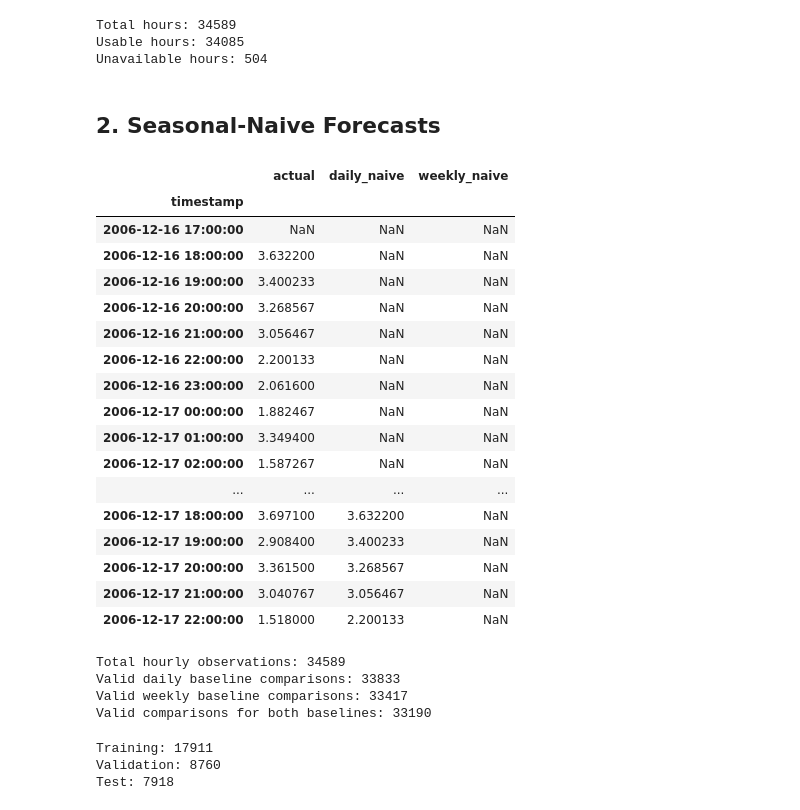
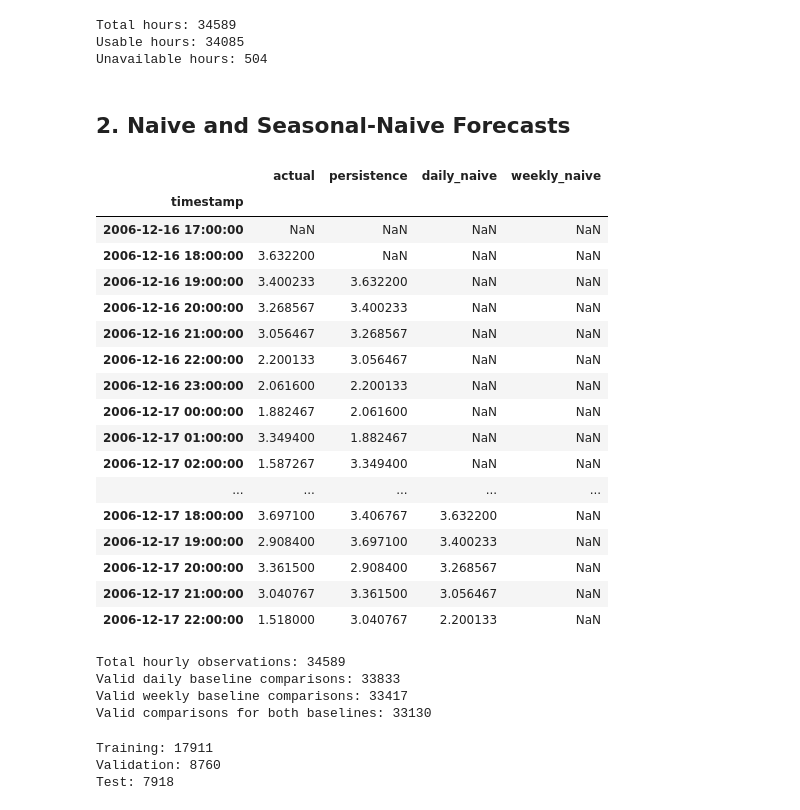
Before and after one commit to akeight/gridpulse, a Jupyter notebook: notebooks/baselines.ipynb, the cells around one changed output. Cells and saved outputs as stored; diff of their text form; code cells hidden in the pictures.

```diff
--- a/notebooks/baselines.ipynb
+++ b/notebooks/baselines.ipynb
@@ -51,34 +51,35 @@ Total hours: 34589
 Usable hours: 34085
 Unavailable hours: 504
 # %% [markdown]
-## 2. Seasonal-Naive Forecasts
+## 2. Naive and Seasonal-Naive Forecasts
 # %%
 baseline_df = pd.DataFrame({
     "actual": power,
+    "persistence": power.shift(1),
     "daily_naive": power.shift(24),
     "weekly_naive": power.shift(168),
 })
 
 baseline_df.head(30)
 # %% [output]
-|  | actual | daily_naive | weekly_naive |
-| timestamp |  |  |  |
-| 2006-12-16 17:00:00 | NaN | NaN | NaN |
-| 2006-12-16 18:00:00 | 3.632200 | NaN | NaN |
-| 2006-12-16 19:00:00 | 3.400233 | NaN | NaN |
-| 2006-12-16 20:00:00 | 3.268567 | NaN | NaN |
-| 2006-12-16 21:00:00 | 3.056467 | NaN | NaN |
-| 2006-12-16 22:00:00 | 2.200133 | NaN | NaN |
-| 2006-12-16 23:00:00 | 2.061600 | NaN | NaN |
-| 2006-12-17 00:00:00 | 1.882467 | NaN | NaN |
-| 2006-12-17 01:00:00 | 3.349400 | NaN | NaN |
-| 2006-12-17 02:00:00 | 1.587267 | NaN | NaN |
-| ... | ... | ... | ... |
-| 2006-12-17 18:00:00 | 3.697100 | 3.632200 | NaN |
-| 2006-12-17 19:00:00 | 2.908400 | 3.400233 | NaN |
-| 2006-12-17 20:00:00 | 3.361500 | 3.268567 | NaN |
-| 2006-12-17 21:00:00 | 3.040767 | 3.056467 | NaN |
-| 2006-12-17 22:00:00 | 1.518000 | 2.200133 | NaN |
+|  | actual | persistence | daily_naive | weekly_naive |
+| timestamp |  |  |  |  |
+| 2006-12-16 17:00:00 | NaN | NaN | NaN | NaN |
+| 2006-12-16 18:00:00 | 3.632200 | NaN | NaN | NaN |
+| 2006-12-16 19:00:00 | 3.400233 | 3.632200 | NaN | NaN |
+| 2006-12-16 20:00:00 | 3.268567 | 3.400233 | NaN | NaN |
+| 2006-12-16 21:00:00 | 3.056467 | 3.268567 | NaN | NaN |
+| 2006-12-16 22:00:00 | 2.200133 | 3.056467 | NaN | NaN |
+| 2006-12-16 23:00:00 | 2.061600 | 2.200133 | NaN | NaN |
+| 2006-12-17 00:00:00 | 1.882467 | 2.061600 | NaN | NaN |
+| 2006-12-17 01:00:00 | 3.349400 | 1.882467 | NaN | NaN |
+| 2006-12-17 02:00:00 | 1.587267 | 3.349400 | NaN | NaN |
+| ... | ... | ... | ... | ... |
+| 2006-12-17 18:00:00 | 3.697100 | 3.406767 | 3.632200 | NaN |
+| 2006-12-17 19:00:00 | 2.908400 | 3.697100 | 3.400233 | NaN |
+| 2006-12-17 20:00:00 | 3.361500 | 2.908400 | 3.268567 | NaN |
+| 2006-12-17 21:00:00 | 3.040767 | 3.361500 | 3.056467 | NaN |
+| 2006-12-17 22:00:00 | 1.518000 | 3.040767 | 2.200133 | NaN |
 # %%
 print("Total hourly observations:", len(baseline_df))
 
@@ -100,7 +101,7 @@ print(
 Total hourly observations: 34589
 Valid daily baseline comparisons: 33833
 Valid weekly baseline comparisons: 33417
-Valid comparisons for both baselines: 33190
+Valid comparisons for both baselines: 33130
 # %%
 train = baseline_df.loc[: "2008-12-31 23:00"]
 val = baseline_df.loc["2009-01-01":"2009-12-31 23:00"]
```
Also changed, not shown: parts of 20 cells of this notebook, 1 other file.
